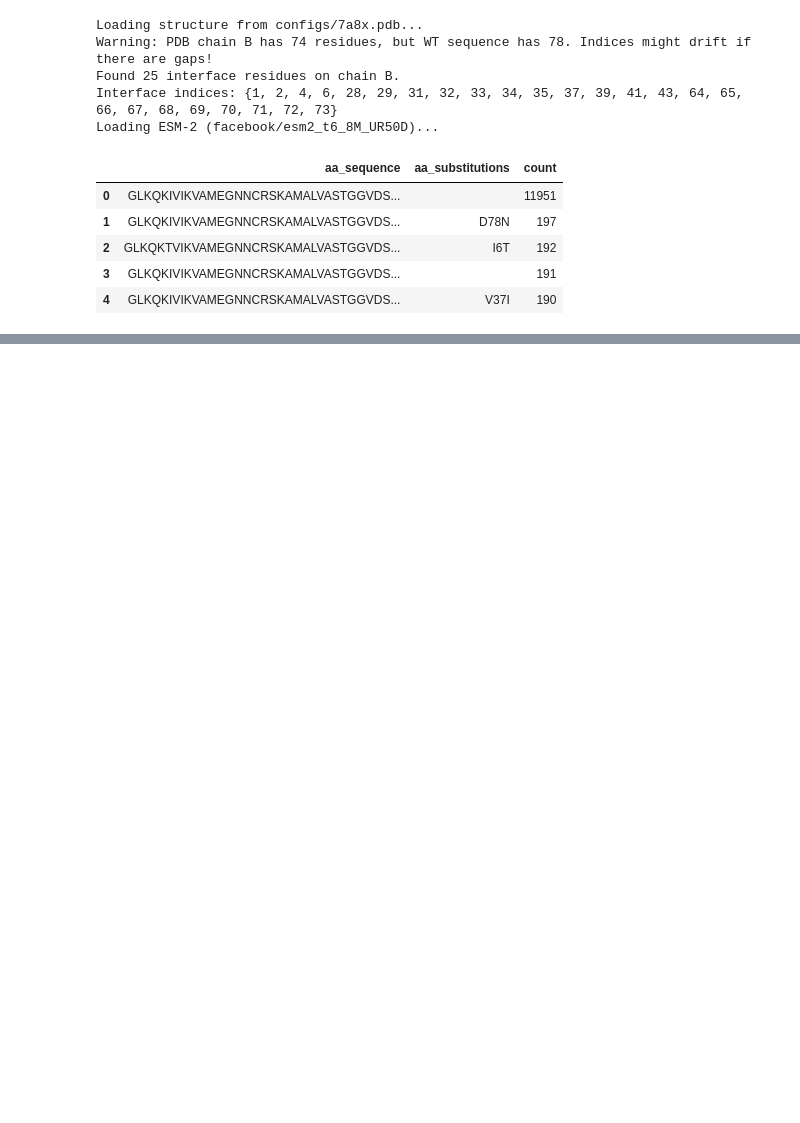
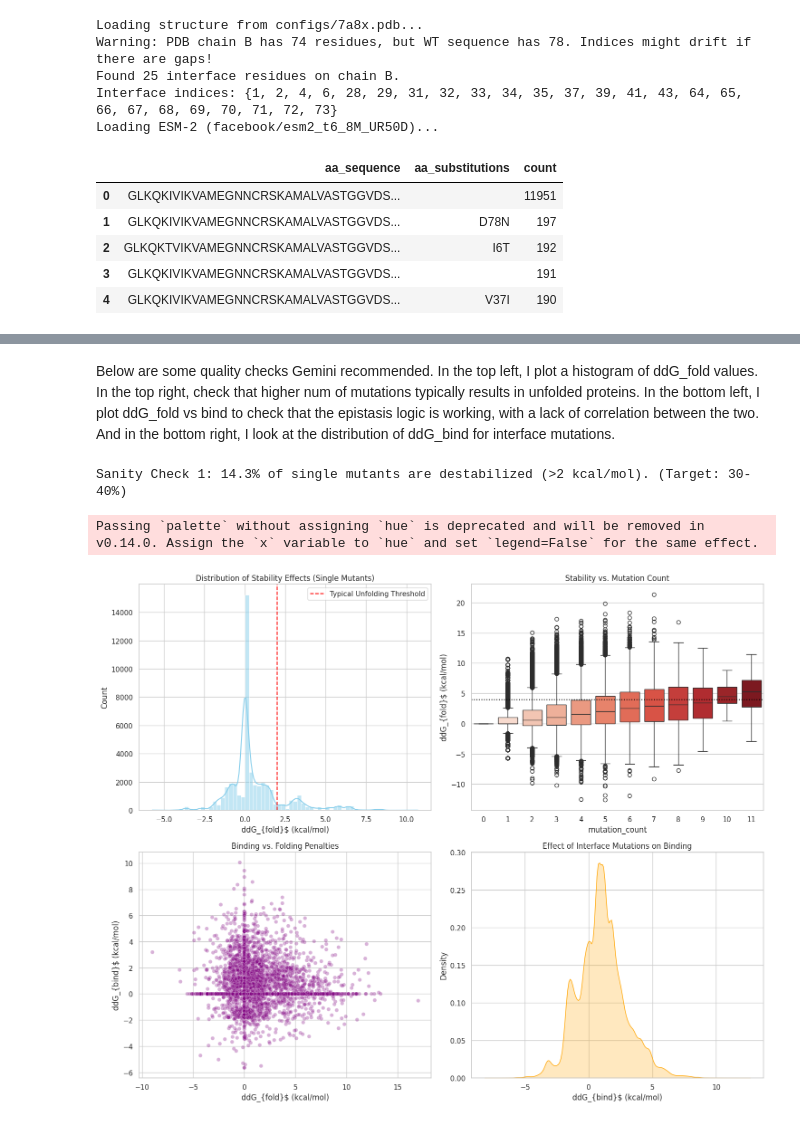
Before and after one commit to odgarrett/simulating-variant-effect-screens, a Jupyter notebook: assign_phenotypes.ipynb, the cells around one changed output, grey strips where cells are left out. Saved outputs shown, nothing was run; the diff lists cells and outputs as text; code cells hidden in the pictures; blank space fills up the shorter version.

```diff
--- a/assign_phenotypes.ipynb
+++ b/assign_phenotypes.ipynb
@@ -373,0 +382,67 @@ scored_df.to_parquet("outputs/synthetic_library_scored.parquet")
+# %% [markdown]
+Below are some quality checks Gemini recommended. In the top left, I plot a histogram of ddG_fold values. In the top right, check that higher num of mutations typically results in unfolded proteins. In the bottom left, I plot ddG_fold vs bind to check that the epistasis logic is working, with a lack of correlation between the two. And in the bottom right, I look at the distribution of ddG_bind for interface mutations.
+# %%
+import matplotlib.pyplot as plt
+import seaborn as sns
+import pandas as pd
+import numpy as np
+
+def run_sanity_checks(df):
+    # Set up the plotting style
+    sns.set_theme(style="whitegrid")
+    fig, axes = plt.subplots(2, 2, figsize=(15, 12))
+
+    # Helper: Count mutations
+    # Assumes 'aa_substitutions' is space-separated string or NaN
+    df['mutation_count'] = df['aa_substitutions'].apply(
+        lambda x: 0 if pd.isna(x) or str(x).strip() == "" else len(str(x).split())
+    )
+
+    # --- 1. Stability Distribution (The Tokuriki Test) ---
+    # Filter for single mutants to check fundamental physics
+    singles = df[df['mutation_count'] == 1]
+
+    sns.histplot(singles['ddG_fold'], kde=True, ax=axes[0,0], color="skyblue", binwidth=0.25)
+    axes[0,0].set_title("Distribution of Stability Effects (Single Mutants)")
+    axes[0,0].set_xlabel("ddG_{fold}$ (kcal/mol)")
+    axes[0,0].axvline(2.0, color='red', linestyle='--', label="Typical Unfolding Threshold")
+    axes[0,0].legend()
+
+    # Calculate % Dead
+    percent_dead = (singles['ddG_fold'] > 2.0).mean() * 100
+    print(f"Sanity Check 1: {percent_dead:.1f}% of single mutants are destabilized (>2 kcal/mol). (Target: 30-40%)")
+
+    # --- 2. Mutational Load (The Death Spiral) ---
+    sns.boxplot(x='mutation_count', y='ddG_fold', data=df, ax=axes[0,1], palette="Reds")
+    axes[0,1].set_title("Stability vs. Mutation Count")
+    axes[0,1].set_ylabel("ddG_{fold}$ (kcal/mol)")
+    axes[0,1].axhline(4.0, color='black', linestyle=':', label="Likely Unfolded")
+
+    # --- 3. Folding vs Binding (The Scatter of Truth) ---
+    # Sample 5000 points to avoid overplotting if DF is huge
+    sample = df.sample(min(5000, len(df)))
+    sns.scatterplot(x='ddG_fold', y='ddG_bind', data=sample, ax=axes[1,0], alpha=0.3, color="purple")
+    axes[1,0].set_title("Binding vs. Folding Penalties")
+    axes[1,0].set_xlabel("ddG_{fold}$ (kcal/mol)")
+    axes[1,0].set_ylabel("ddG_{bind}$ (kcal/mol)")
+
+    # --- 4. Interface Specificity ---
+    # We need to infer which are interface mutants from the non-zero ddG_bind
+    # (Since we didn't save the 'is_interface' boolean in the DF, we use the score itself)
+    # 0.001 tolerance for float math
+    df['type'] = np.where(df['ddG_bind'].abs() > 0.001, 'Interface', 'Non-Interface')
+
+    sns.kdeplot(data=df[df['ddG_bind'].abs() > 0.001], x='ddG_bind', fill=True, ax=axes[1,1], color="orange", label="Interface Mutants")
+    # Note: Non-interface is a spike at 0, so plotting KDE is often weird. We just plot Interface.
+    axes[1,1].set_title("Effect of Interface Mutations on Binding")
+    axes[1,1].set_xlabel("ddG_{bind}$ (kcal/mol)")
+
+    plt.tight_layout()
+    plt.show()
+
+# Run it on your scored dataframe
+run_sanity_checks(scored_df)
+# %% [output]
+Sanity Check 1: 14.3% of single mutants are destabilized (>2 kcal/mol). (Target: 30-40%)
+Passing `palette` without assigning `hue` is deprecated and will be removed in v0.14.0. Assign the `x` variable to `hue` and set `legend=False` for the same effect.
+[figure, added]
```
Also changed, not shown: parts of 6 cells of this notebook, 7 other files.
